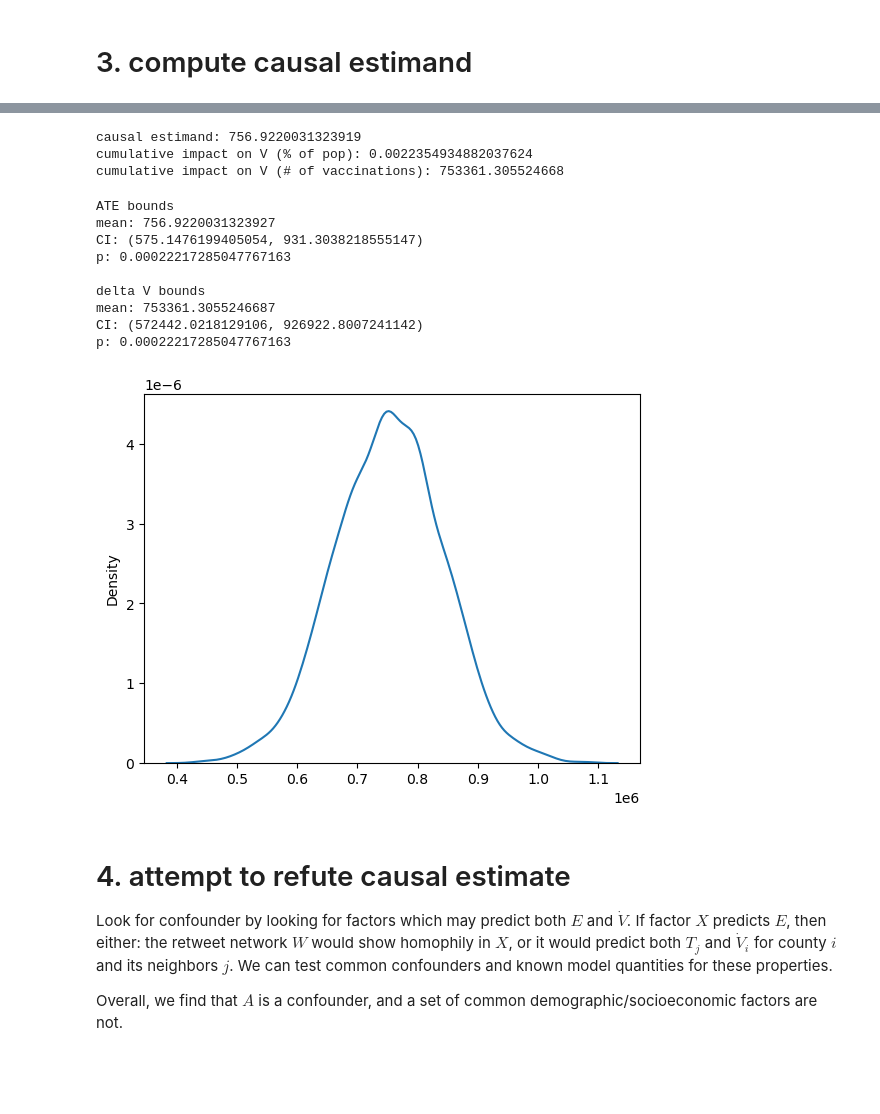
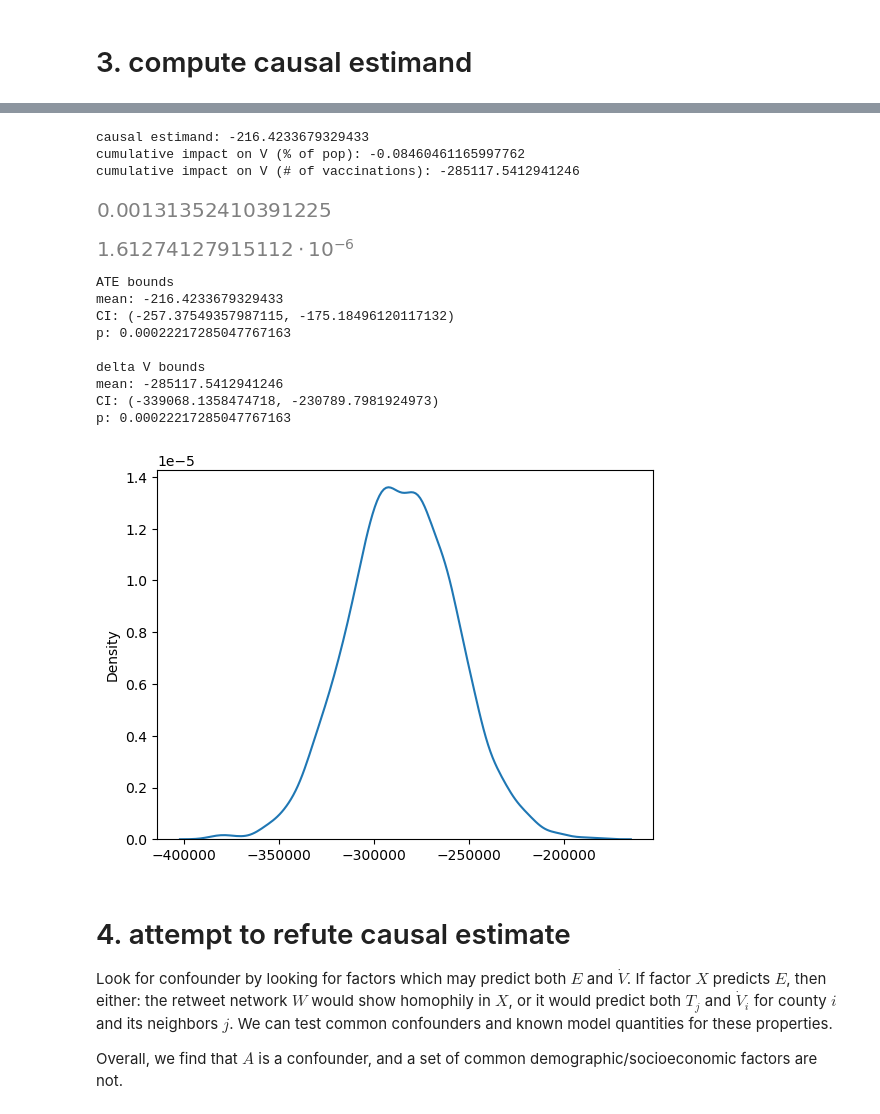
Before and after one commit to osome-iu/effects_of_antivax_tweets_on_covid19_outcomes, a Jupyter notebook: 08causal_graphical_modeling.ipynb, the cells around one changed output, grey strips where cells are left out. Saved outputs shown, nothing was run; the diff lists cells and outputs as text; code cells hidden in the pictures; blank space fills up the shorter version.

```diff
--- a/08causal_graphical_modeling.ipynb
+++ b/08causal_graphical_modeling.ipynb
@@ -30,2 +26,5 @@ def SIRVAD_model(df, null=False): #dummy function to allow loading the pickle be
 # %% [markdown]
 # 0. load data
+# %%
+mcmc_pickle_filepath = 'mcmc_res.pickle'
+mcmc_data_filepath = 'mcmc_res_data_df.parquet'
@@ -33,11 +36,11 @@ def SIRVAD_model(df, null=False): #dummy function to allow loading the pickle be
 #retrieve estimates of A
 
 #load MCMC posteriors
-with open("mcmc_res.pickle", "rb") as f:
+with open(mcmc_pickle_filepath, "rb") as f:
     posteriors = az.from_numpyro(pickle.load(f))['posterior']
 
 #get A posteriors means and attach relevant FIPS and dates
-A_df = pd.read_parquet('mcmc_res_data_df.parquet')[['date','FIPS']]
+A_df = pd.read_parquet(mcmc_data_filepath)[['date','FIPS']]
 A_df['A'] = posteriors['A'].mean(dim=['chain','draw'])
 A_df = A_df.sort_values(['FIPS','date']).reset_index(drop=True)
 
@@ -387,4 +370,2 @@ def compute_ATE_and_DeltaV_distribution(df):
 # %%
 df_causal = get_causal_posterior_df(data, posteriors)
-# %%
-delta_V, ATE = compute_ATE_and_DeltaV(df_causal)
@@ -391 +388,28 @@ delta_V, ATE = compute_ATE_and_DeltaV(df_causal)
+# %%
+def compute_one_sample_ATE_and_DeltaV(df): #TODO: ensure this matches the paper's derivation or vice versa
+
+    assert df['s'].nunique()==1 #calculation only valid for one sample at a time
+
+    #compute ATE
+    df['ATE_term'] = - (df['nu'] * df['S_tlag1'] * df['gamma_e'] * (1 - df['A_tlag1'])) / df['N']
+    ATE = np.average(df['ATE_term'], weights = df['N'])
+
+    #get mean Delta V for this sample of counties, and compute total delta V for whole population over whole timeseries.
+    df['delta_V'] =  ATE * df['E_tlag1']
+    delta_V_per_capita_per_day = np.average(df['delta_V']/df['N'], weights = df['N'])
+    delta_V = delta_V_per_capita_per_day*337000000*24*8 #population 337 million, 24 timesteps in timeseries, 8 days per timestep.
+
+    return delta_V, ATE
+
+def compute_ATE_and_DeltaV_distribution(df):
+
+    ATEs = list()
+    delta_Vs = list()
+    for s in df['s'].unique():
+        sample_df = df[df['s']==s]
+        delta_V, ATE = compute_one_sample_ATE_and_DeltaV(sample_df)
+        delta_Vs.append(delta_V)
+        ATEs.append(ATE)
+
+    return pd.Series(delta_Vs), pd.Series(ATEs)
 # %%
@@ -393,40 +418,48 @@ delta_Vs, ATEs = compute_ATE_and_DeltaV_distribution(df_causal)
 # %%
 print('causal estimand:', ATE)
-print('cumulative impact on V (% of pop):', delta_V/337000000)
-print('cumulative impact on V (# of vaccinations):', delta_V) # approx 337 million people in US in 2021
+print('cumulative impact on V (% of pop):', 100*delta_V/337000000) # approx 337 million people in US in 2021
+print('cumulative impact on V (# of vaccinations):', delta_V)
 # %% [output]
-causal estimand: 756.9220031323919
-cumulative impact on V (% of pop): 0.0022354934882037624
-cumulative impact on V (# of vaccinations): 753361.305524668
+causal estimand: -216.4233679329433
+cumulative impact on V (% of pop): -0.08460461165997762
+cumulative impact on V (# of vaccinations): -285117.5412941246
+# %%
+df_causal['E_tlag1'].median()
+# %% [output]
+[figure, added]
+# %%
+df_causal['E_tlag1'].sem()
+# %% [output]
+[figure, added]
 # %%
 print('ATE bounds',
       '\nmean:', ATEs.mean(),
       '\nCI:', (ATEs.quantile(0.025),
               ATEs.quantile(0.975)
              ),
-      '\np:', ((ATEs<=0).sum()+1)/(ATEs.count()+1)
+      '\np:', ((ATEs>=0).sum()+1)/(ATEs.count()+1)
      )
 print()
 print('delta V bounds',
       '\nmean:', delta_Vs.mean(),
       '\nCI:', (delta_Vs.quantile(0.025),
               delta_Vs.quantile(0.975)
              ),
-      '\np:', ((delta_Vs<=0).sum()+1)/(delta_Vs.count()+1)
+      '\np:', ((delta_Vs>=0).sum()+1)/(delta_Vs.count()+1)
      )
-sns.kdeplot(delta_Vs.sample(4000))
+sns.kdeplot(delta_Vs.sample(min(4000, len(delta_Vs))))
 plt.show()
 # %% [output]
 ATE bounds
-mean: 756.9220031323927
-CI: (575.1476199405054, 931.3038218555147)
+mean: -216.4233679329433
+CI: (-257.37549357987115, -175.18496120117132)
 p: 0.00022217285047767163
 
 delta V bounds
-mean: 753361.3055246687
-CI: (572442.0218129106, 926922.8007241142)
+mean: -285117.5412941246
+CI: (-339068.1358474718, -230789.7981924973)
 p: 0.00022217285047767163
-[figure, old version]
+[figure, new version]
 # %% [markdown]
 # 4. attempt to refute causal estimate
 
```
Also changed, not shown: parts of 18 cells of this notebook, 3 other files.
